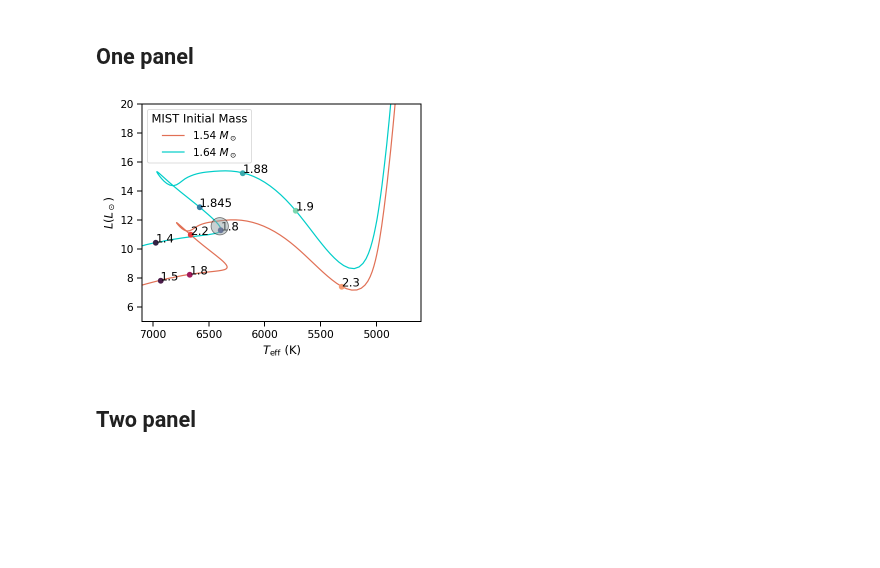
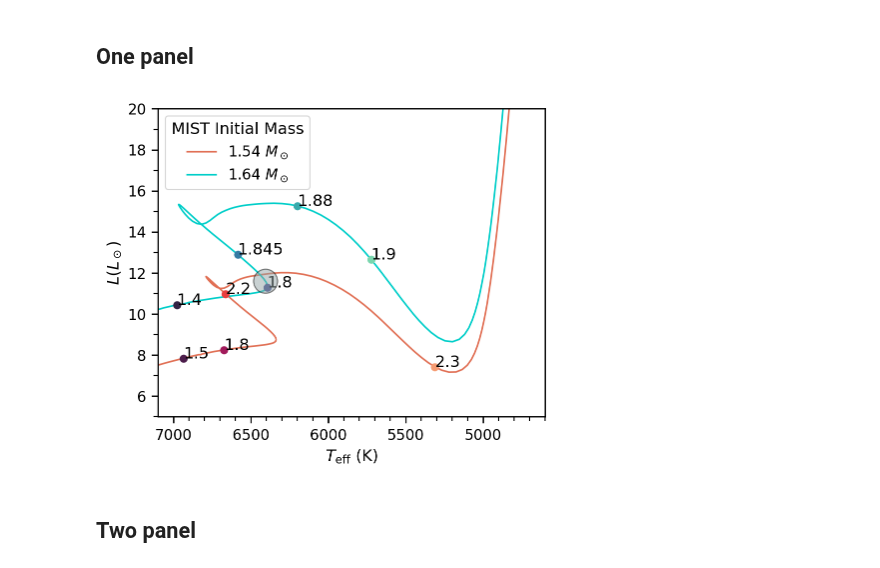
Before and after one commit to BrownDwarf/disperse, a Jupyter notebook: notebooks/07_theory/07_10_isochrones_and_insolation.ipynb, the cells around one changed output. Drawn from its saved outputs; the diff is of its cells as text; code cells hidden in the pictures; blank space fills up the shorter version.

```diff
--- a/notebooks/07_theory/07_10_isochrones_and_insolation.ipynb
+++ b/notebooks/07_theory/07_10_isochrones_and_insolation.ipynb
@@ -70,7 +70,8 @@ df_isomass1p8 = grid_tracks.df.loc[(0, 1.64)]
 # %%
 import seaborn as sns
 # %%
-sns.set_context('paper', font_scale=1.2)
+sns.set_context('paper', font_scale=1.2, rc={"xtick.bottom" : True,
+                                             "ytick.left" : True})
 # %% [markdown]
 # Geneva tracks
 # %%
@@ -120,30 +121,34 @@ times, times2
 # %% [markdown]
 ## One panel
 # %%
-fig, ax = plt.subplots(1, 1, figsize=(5, 4), sharey=True, sharex=False)
+fig, ax = plt.subplots(1, 1, figsize=(5, 4))
 
 ax.plot(df_isomass.Teff, 10**df_isomass.logL,c='#e17055', label='1.54 $M_\odot$');
 ax.plot(df_isomass1p8.Teff, 10**df_isomass1p8.logL,c='#00cec9', label='1.64 $M_\odot$');
 for i, index in enumerate(indices):
     ax.plot(df_isomass.Teff.iloc[index], 10**df_isomass.logL.iloc[index], 'o', color=pal[i])
     ax.text(df_isomass.Teff.iloc[index], 10**df_isomass.logL.iloc[index], times[i])
 for i, index in enumerate(indices2):
     ax.plot(df_isomass1p8.Teff.iloc[index], 10**df_isomass1p8.logL.iloc[index], 'o', color=pal2[i])
     ax.text(df_isomass1p8.Teff.iloc[index], 10**df_isomass1p8.logL.iloc[index], times2[i])
 ax.scatter([6406], [11.6], marker='o', color='#95a5a6', zorder=12, s=300,ec='k', alpha=0.5)
 
 ax.set_xlim(7100, 4600)
 ax.set_ylim(5, 20)
-ax.set_xticks([7000, 6500, 6000, 5500, 5000])
+ax.set_xticks([7000, 6500, 6000, 5500, 5000], minor=False)
+plt.yscale('linear')
+ax.set_xticks(np.arange(4600, 7100, 100), minor=True)
+ax.set_yticks(np.arange(6, 21, 2), minor=False)
+ax.set_yticks(np.arange(5, 20, 1), minor=True)
 ax.set_xlabel('$T_\mathrm{eff}$ (K)')
 ax.legend(title='MIST Initial Mass')
 ax.set_ylabel('$L (L_\odot)$')
 
 plt.xlabel('$T_\mathrm{eff}$ (K)')
-plt.yscale('linear')
+
 plt.savefig('../../paper/paper1/figures/MIST_only_HATP.png', dpi=300, bbox_inches='tight')
 # %% [output]
-[figure, old version]
+[figure, new version]
 # %% [markdown]
 ## Two panel
 # %%
```
Also changed, not shown: 2 other files.
